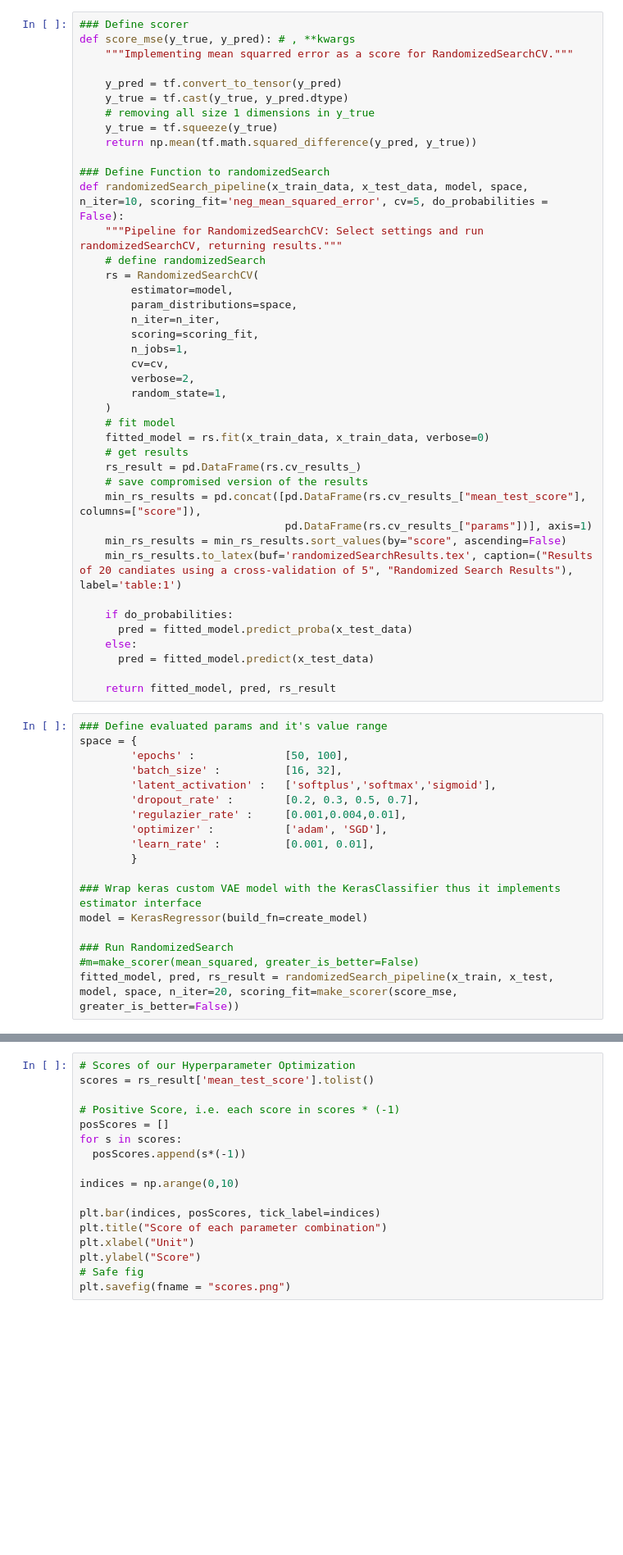
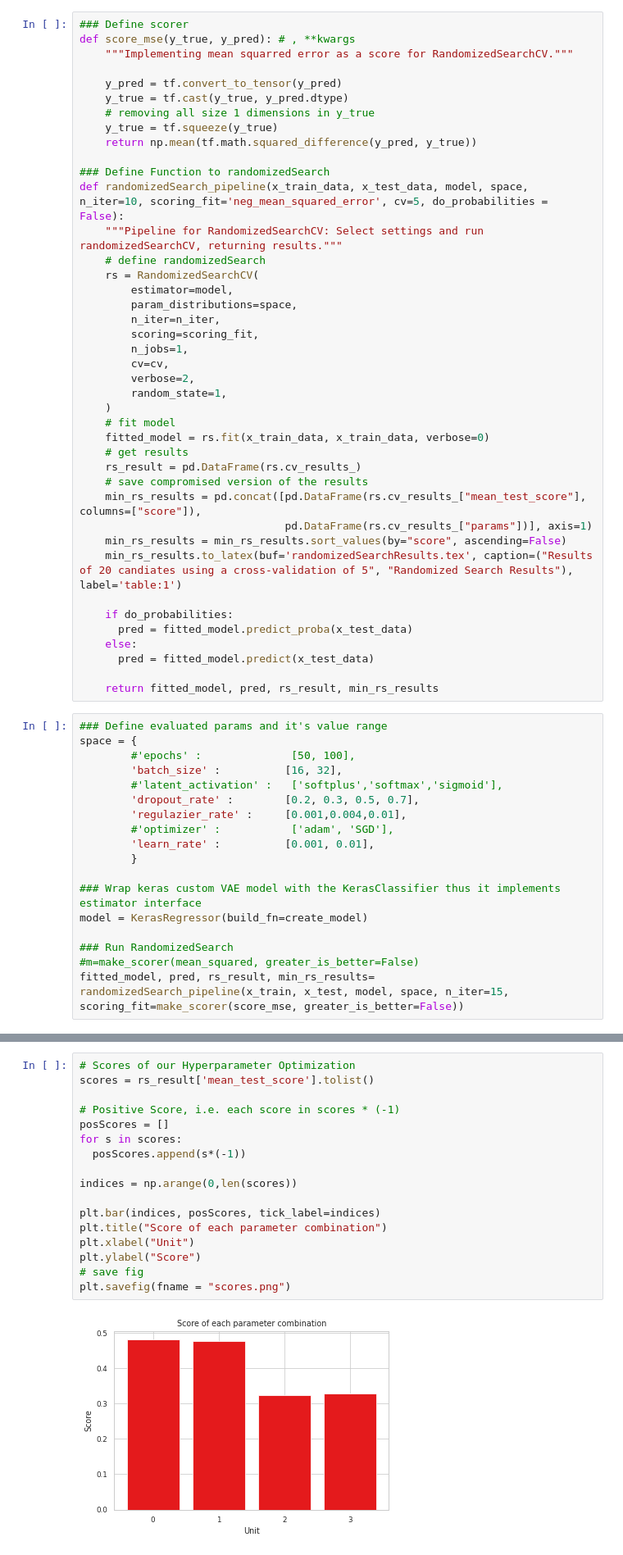
Before and after one commit to nina-prog/sem-data-analysis-VAE, a Jupyter notebook: VAE_v2.0.ipynb, the cells around one changed output, grey strips where cells are left out. Shown at 82% size. Saved outputs shown, nothing was run; the diff lists cells and outputs as text; blank space fills up the shorter version.

```diff
--- a/VAE_v2.0.ipynb
+++ b/VAE_v2.0.ipynb
@@ -626,16 +625,16 @@ def randomizedSearch_pipeline(x_train_data, x_test_data, model, space, n_iter=10
     else:
       pred = fitted_model.predict(x_test_data)
 
-    return fitted_model, pred, rs_result
+    return fitted_model, pred, rs_result, min_rs_results
 # %%
 ### Define evaluated params and it's value range
 space = {
-        'epochs' :              [50, 100],
+        #'epochs' :              [50, 100],
         'batch_size' :          [16, 32],
-        'latent_activation' :   ['softplus','softmax','sigmoid'],
+        #'latent_activation' :   ['softplus','softmax','sigmoid'],
         'dropout_rate' :        [0.2, 0.3, 0.5, 0.7],
         'regulazier_rate' :     [0.001,0.004,0.01],
-        'optimizer' :           ['adam', 'SGD'],
+        #'optimizer' :           ['adam', 'SGD'],
         'learn_rate' :          [0.001, 0.01],
         }
 
@@ -644,5 +643,5 @@ model = KerasRegressor(build_fn=create_model)
 
 ### Run RandomizedSearch
 #m=make_scorer(mean_squared, greater_is_better=False)
-fitted_model, pred, rs_result = randomizedSearch_pipeline(x_train, x_test, model, space, n_iter=20, scoring_fit=make_scorer(score_mse, greater_is_better=False))
+fitted_model, pred, rs_result, min_rs_results= randomizedSearch_pipeline(x_train, x_test, model, space, n_iter=15, scoring_fit=make_scorer(score_mse, greater_is_better=False))
 # %% [output]
@@ -697,17 +729,19 @@ Plot unserer HyperOpt. Daten
 # %%
 # Scores of our Hyperparameter Optimization
 scores = rs_result['mean_test_score'].tolist()
 
 # Positive Score, i.e. each score in scores * (-1)
 posScores = []
 for s in scores:
   posScores.append(s*(-1))
 
-indices = np.arange(0,10)
+indices = np.arange(0,len(scores))
 
 plt.bar(indices, posScores, tick_label=indices)
 plt.title("Score of each parameter combination")
 plt.xlabel("Unit")
 plt.ylabel("Score")
-# Safe fig
+# save fig
 plt.savefig(fname = "scores.png")
+# %% [output]
+[figure, added]
```
Also changed, not shown: parts of 23 cells of this notebook.
